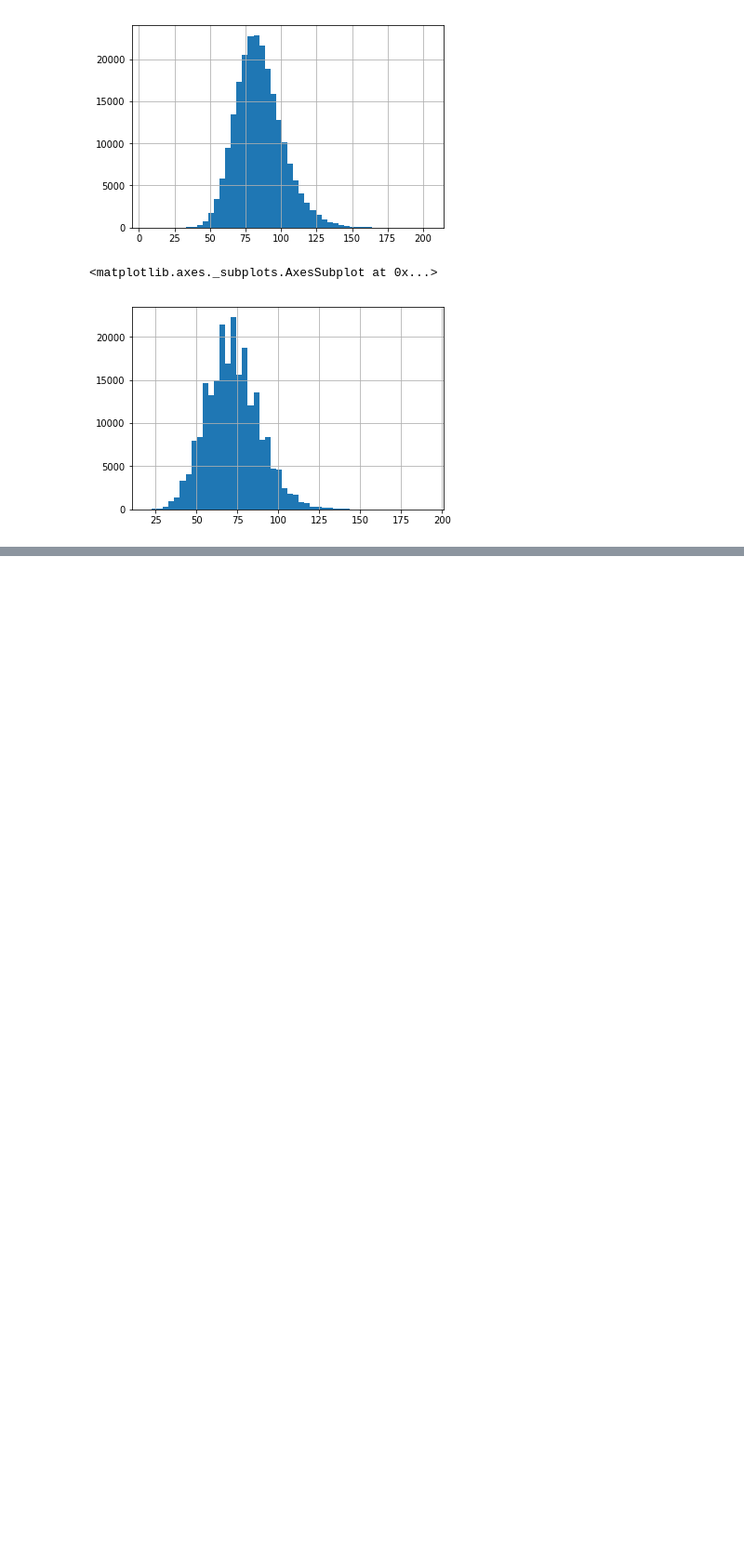
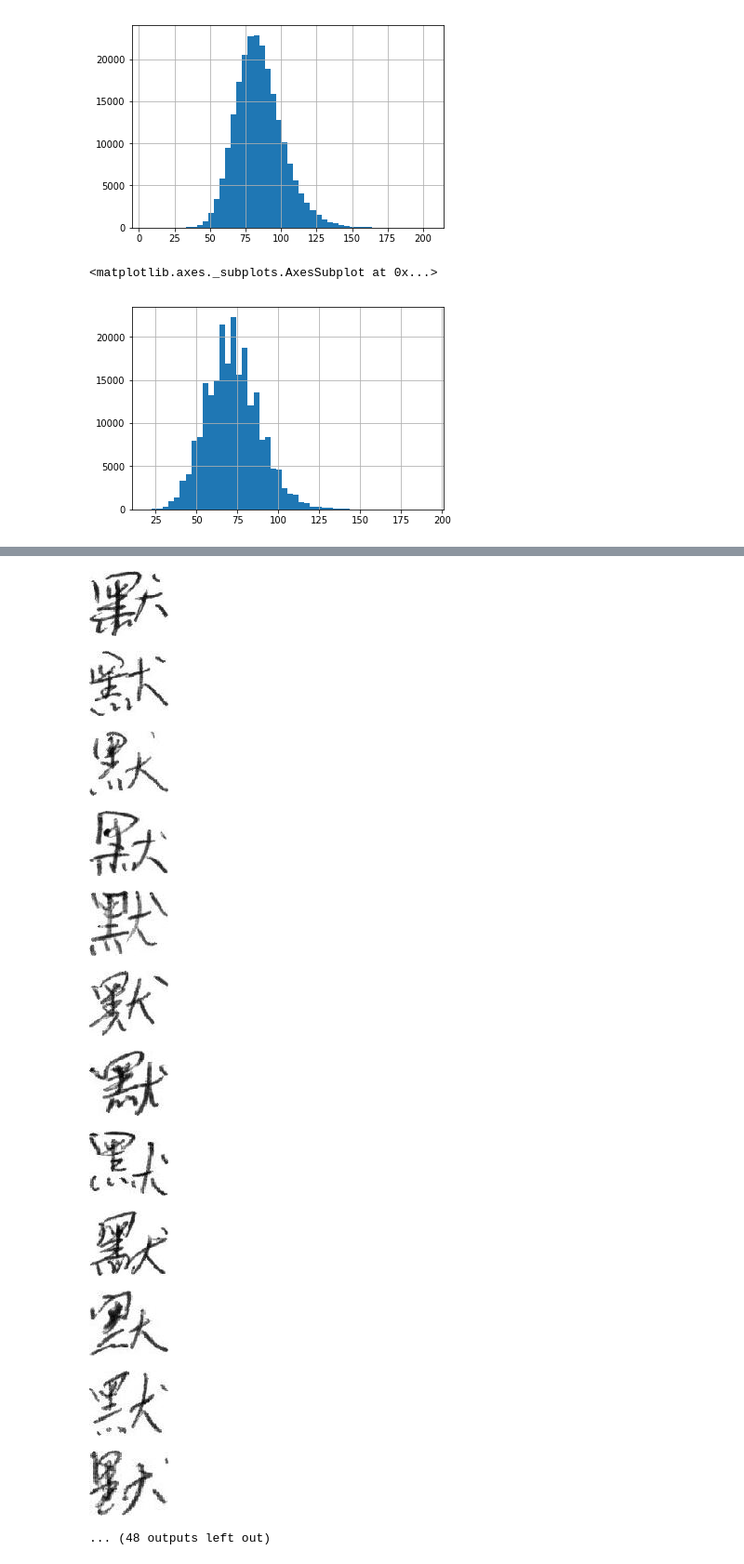
Before and after one commit to lucaskjaero/chinese-character-recognizer, a Jupyter notebook: data_exploration.ipynb, the cells around one changed output, grey strips where cells are left out. Shown at 93% size. Saved outputs shown, nothing was run; the diff lists cells and outputs as text; code cells hidden in the pictures; blank space fills up the shorter version.

Commit message:
Simple scaling
Provides a simple way to scale images, and a process for testing transformations on individual characters.

```diff
--- a/data_exploration.ipynb
+++ b/data_exploration.ipynb
@@ -45,0 +92,20 @@ data["Width"].hist(bins=50)
+# %%
+from data_exploration import display_label
+
+re_size = lambda x: x.resize((85, 70))
+
+display_label("默", transform=re_size)
+# %% [output]
+[figure, added]
+[figure, added]
+[figure, added]
+[figure, added]
+[figure, added]
+[figure, added]
+[figure, added]
+[figure, added]
+[figure, added]
+[figure, added]
+[figure, added]
+[figure, added]
+... (48 outputs left out)
```
Also changed, not shown: parts of 4 cells of this notebook, 2 other files.
